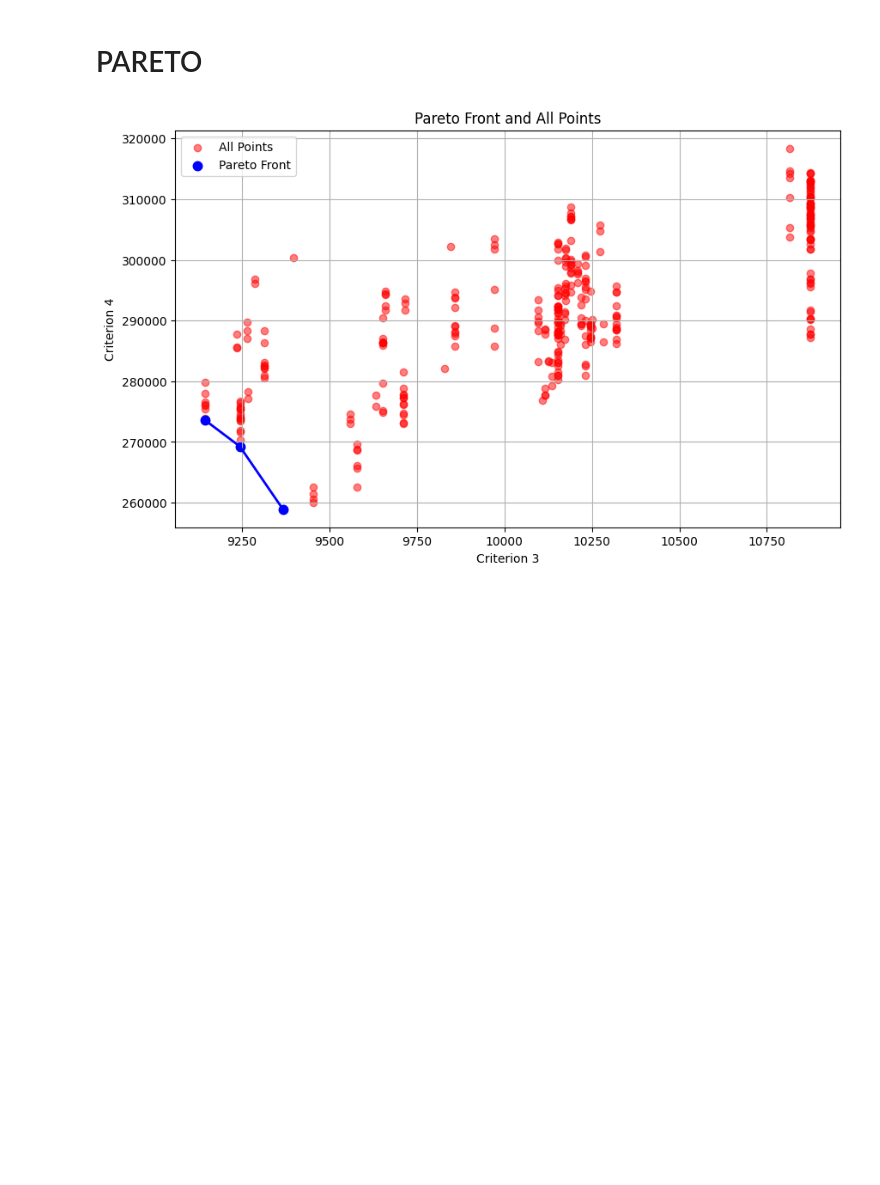
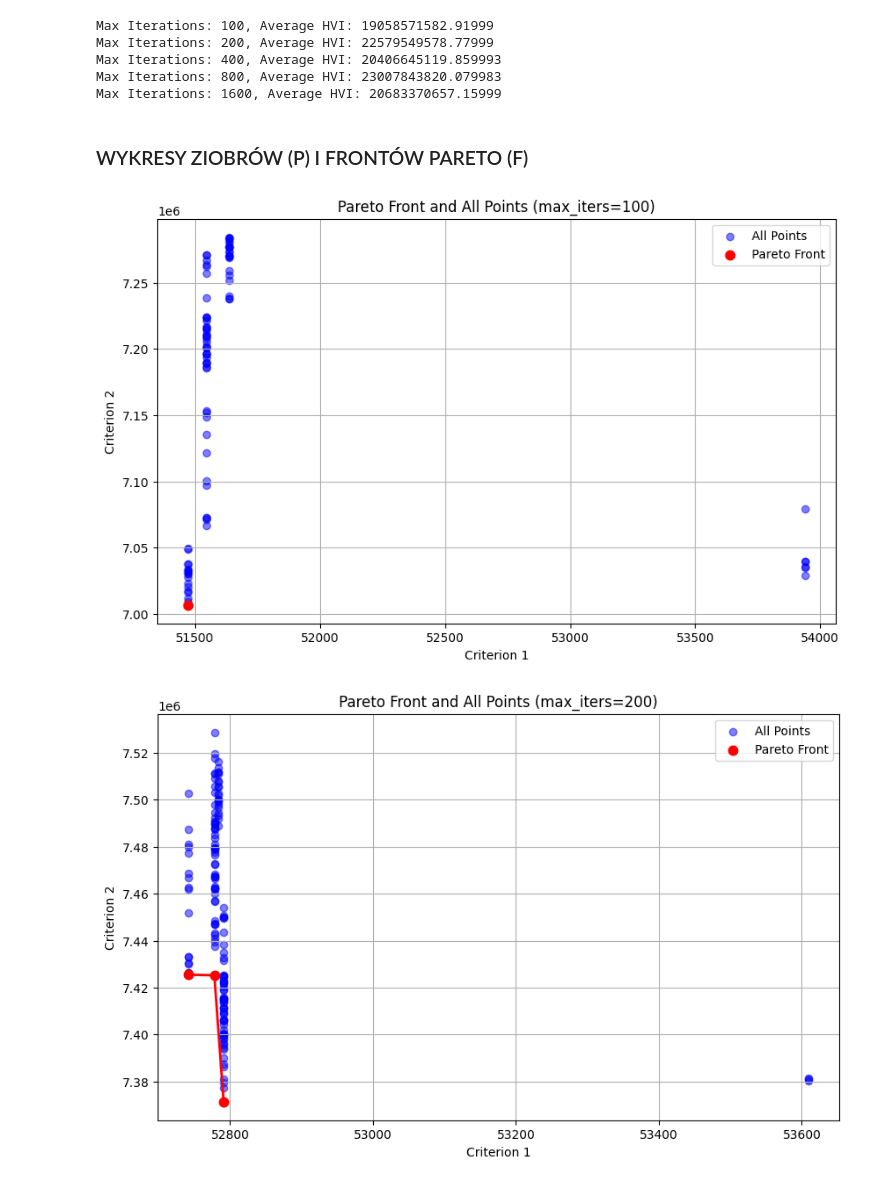
Before and after one commit to CenturionTheMan/OptimizationLabs, a Jupyter notebook: lab7/zad.ipynb, the cells around one changed output. Cells and saved outputs as stored; diff of their text form; code cells hidden in the pictures; blank space fills up the shorter version.

Commit message:
added plots and HVI calculation.

```diff
--- a/lab7/zad.ipynb
+++ b/lab7/zad.ipynb
@@ -135,0 +181,12 @@ All Points:
+# %%
+def create_paths(dir, n: int):
+    return f'{dir}/n_{n}_results.pkl', f'{dir}/n_{n}_results_for_hvi.pkl'
+
+DIR = 'res/zad1'
+RESULTS_PATH, RESULTS_FOR_HVI_PATH = create_paths(DIR, INPUT_SIZE)
+# %%
+with open(RESULTS_PATH, 'wb') as f:
+    pickle.dump(results, f)
+
+with open(RESULTS_FOR_HVI_PATH, 'wb') as f:
+    pickle.dump(results_for_hvi, f)
@@ -135,0 +195,6 @@ All Points:
+# %%
+with open(RESULTS_PATH, 'rb') as f:
+    results_loaded = pickle.load(f)
+
+with open(RESULTS_FOR_HVI_PATH, 'rb') as f:
+    results_for_hvi_loaded = pickle.load(f)
@@ -136,28 +203,40 @@ All Points:
+# %%
+hvi_results = []
+for i, repeats_for_one_iter in enumerate(results_for_hvi):
+    z1, z2, hvi_list, average_hvi = compute_hvi_for_single_max_iter(repeats_for_one_iter)
+
+    hvi_results.append((max_iters[i], z1, z2, hvi_list, average_hvi))
+
+    print(f"Max Iterations: {max_iters[i]}, Average HVI: {average_hvi}")
+# %% [output]
+Max Iterations: 100, Average HVI: 19058571582.91999
+Max Iterations: 200, Average HVI: 22579549578.77999
+Max Iterations: 400, Average HVI: 20406645119.859993
+Max Iterations: 800, Average HVI: 23007843820.079983
+Max Iterations: 1600, Average HVI: 20683370657.15999
 # %% [markdown]
-# PARETO
+### WYKRESY ZIOBRÓW (P) I FRONTÓW PARETO (F)
 # %%
-#plot pareto
+for iters, F, P in results:
+    plt.figure(figsize=(10, 6))
 
-plt.figure(figsize=(10, 6))
-P_arr = np.array(P)
-plt.scatter(P_arr[:, 0], P_arr[:, 1], label='All Points', color='red', alpha=0.5)
+    P_arr = np.array(P)
+    plt.scatter(P_arr[:, 0], P_arr[:, 1], label='All Points', color='blue', alpha=0.5)
 
-# Sort Pareto points by x-coordinate (Criterion 1)
-sorted_indices = np.argsort(F[:, 0])
-sorted_F = F[sorted_indices]
+    F_arr = np.array(F)
+    sorted_indices = np.argsort(F_arr[:, 0])
+    sorted_F = F_arr[sorted_indices]
 
-# Plot scattered Pareto points
-plt.scatter(sorted_F[:, 0], sorted_F[:, 1], label='Pareto Front', color='blue',
-            s=50, edgecolor='blue', linewidth=1.5, marker='o')
+    plt.scatter(sorted_F[:, 0], sorted_F[:, 1], label='Pareto Front', color='red',
+                s=50, edgecolor='red', linewidth=1.5, marker='o')
+    plt.plot(sorted_F[:, 0], sorted_F[:, 1], color='red', linestyle='-', linewidth=2)
 
-# Connect Pareto points with a line
-plt.plot(sorted_F[:, 0], sorted_F[:, 1], color='blue', linestyle='-', linewidth=2)
-
-plt.xlabel('Criterion 3')
-plt.ylabel('Criterion 4')
-plt.title('Pareto Front and All Points')
-plt.legend()
-plt.grid(True)
-plt.show()
+    plt.xlabel('Criterion 1')  # or adjust if plotting other criteria
+    plt.ylabel('Criterion 2')
+    plt.title(f'Pareto Front and All Points (max_iters={iters})')
+    plt.legend()
+    plt.grid(True)
+    plt.show()
 # %% [output]
-[figure, old version]
+[figure, new version]
+[figure, added]
```
Also changed, not shown: parts of 15 cells of this notebook, 2 other files.
